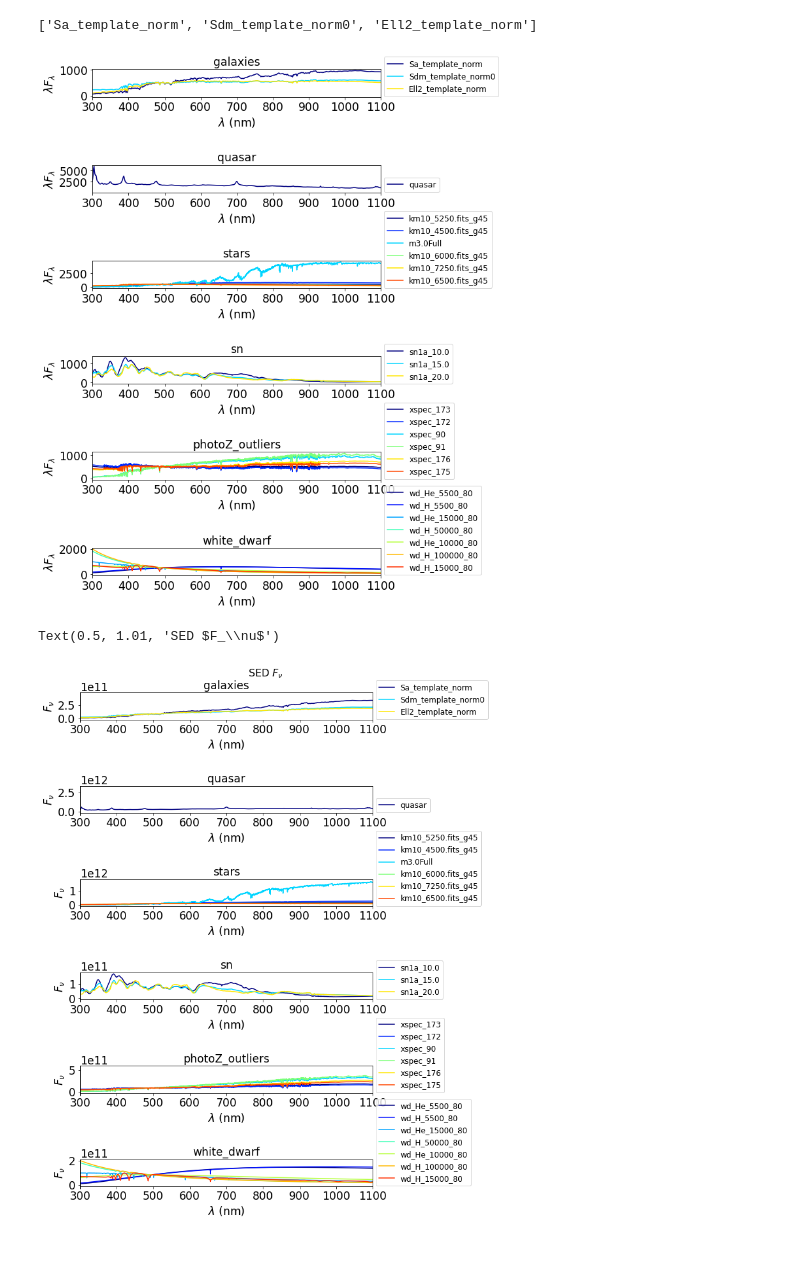
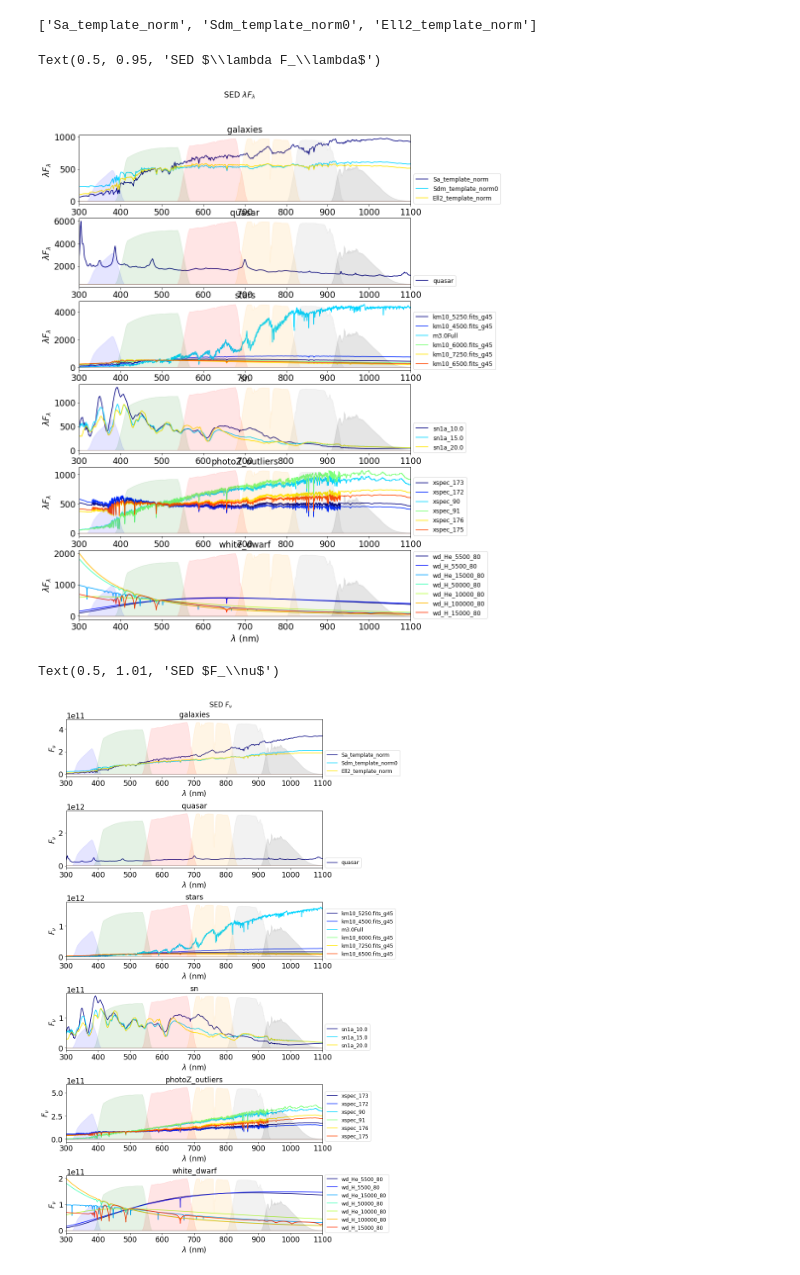
Before and after one commit to sylvielsstfr/PhotomCorrWithFGCM, a Jupyter notebook: notebooks/PCCorrectionFGCM/PCCorrColorFGCM.ipynb, the cells around one changed output. Cells and saved outputs as stored; diff of their text form; code cells hidden in the pictures.

```diff
--- a/notebooks/PCCorrectionFGCM/PCCorrColorFGCM.ipynb
+++ b/notebooks/PCCorrectionFGCM/PCCorrColorFGCM.ipynb
@@ -295,0 +338,5 @@ for idx,the_df_obs in enumerate(all_df_obs):
+# %%
+all_II_div = []
+for idx,z in enumerate(all_am):
+    II_div = all_df_IIobs[idx]/df_IIstd
+    all_II_div.append(II_div)
@@ -295,0 +393,14 @@ for idx,the_df_obs in enumerate(all_df_obs):
+# %%
+fig, ax = plt.subplots(1,1,figsize=(12,5))
+# loop on filters
+for ifilt in range(NFILT):
+    the_diff = np.zeros(NAM)
+    # loop on airmass to get the difference on II
+    for idx,z in enumerate(all_am):
+        the_diff[idx]=all_II_diff[idx].iloc[ifilt]["II20"]
+    ax.plot(all_am,the_diff,color=filter_color[ifilt],label=filter_tagnames[ifilt])
+ax.set_xlabel("airmass")
+ax.set_ylabel("magnitude $\\times \,\, nm^2$")
+ax.set_title("$II_{2O}^{obs}(b)-II_{20}^{std}(b)$")
+ax.legend(loc=(1.01, 0.01))
+ax.grid()
@@ -359,7 +472,7 @@ sedtypeslists["galaxies"]
 # %% [output]
 ['Sa_template_norm', 'Sdm_template_norm0', 'Ell2_template_norm']
 # %%
-fig, axs = plt.subplots(NSEDTYPES,1,figsize=(10,NSEDTYPES*2))
+fig, axs = plt.subplots(NSEDTYPES,1,figsize=(12,NSEDTYPES*3))
 
 for idx,s in enumerate(sedtypes):
 
@@ -377,32 +490,53 @@ for idx,s in enumerate(sedtypes):
     axs[idx].set_xlim(WLMIN,WLMAX)
     axs[idx].set_xlabel('$\lambda$ (nm)')
     axs[idx].set_ylabel("$\lambda F_\lambda$")
-plt.tight_layout()
+
+
+    ax2 = axs[idx].twinx()
+    for ifilt in range(NFILT):
+        tag="tot_"+filter_tagnames[ifilt]
+        #ax2.plot(WL,df_std[tag].values,color=filter_color[ifilt])
+        ax2.fill_between(WL,df_std[tag].values,color=filter_color[ifilt],alpha=0.1)
+        ax2.set_yticks([])
+
+
+#plt.tight_layout()
+plt.suptitle("SED $\\lambda F_\\lambda$",fontsize=16,y=.95)
 # %% [output]
+Text(0.5, 0.95, 'SED $\\lambda F_\\lambda$')
-[figure, old version]
+[figure, new version]
 # %%
-fig, axs = plt.subplots(NSEDTYPES,1,figsize=(10,NSEDTYPES*2))
+fig, axs = plt.subplots(NSEDTYPES,1,figsize=(12,NSEDTYPES*3))
 
 for idx,s in enumerate(sedtypes):
 
     sednamelist = sedtypeslists[s]
     NSEDs = len(sednamelist)
 
     jet = plt.get_cmap('jet')
     cNorm = colors.Normalize(vmin=0, vmax=NSEDs)
     scalarMap = cmx.ScalarMappable(norm=cNorm, cmap=jet)
     all_colors = scalarMap.to_rgba(np.arange(NSEDs), alpha=1)
     for idx0,name in  enumerate(sednamelist):
         wavel,fnu = seds[name].getSED_fnu()
         axs[idx].plot(wavel, fnu , color=all_colors[idx0],label=name)
     axs[idx].legend(loc=(1.01, 0.01))
     axs[idx].set_title(s)
     axs[idx].set_xlim(WLMIN,WLMAX)
     axs[idx].set_xlabel('$\lambda$ (nm)')
     axs[idx].set_ylabel("$F_\\nu$")
+
+    ax2 = axs[idx].twinx()
+    for ifilt in range(NFILT):
+        tag="tot_"+filter_tagnames[ifilt]
+        #ax2.plot(WL,df_std[tag].values,color=filter_color[ifilt])
+        ax2.fill_between(WL,df_std[tag].values,color=filter_color[ifilt],alpha=0.1)
+        ax2.set_yticks([])
+
+
 plt.tight_layout()
 plt.suptitle("SED $F_\\nu$",fontsize=16,y=1.01)
 # %% [output]
 Text(0.5, 1.01, 'SED $F_\\nu$')
-[figure, old version]
+[figure, new version]
 # %%
```
Also changed, not shown: parts of 28 cells of this notebook.
